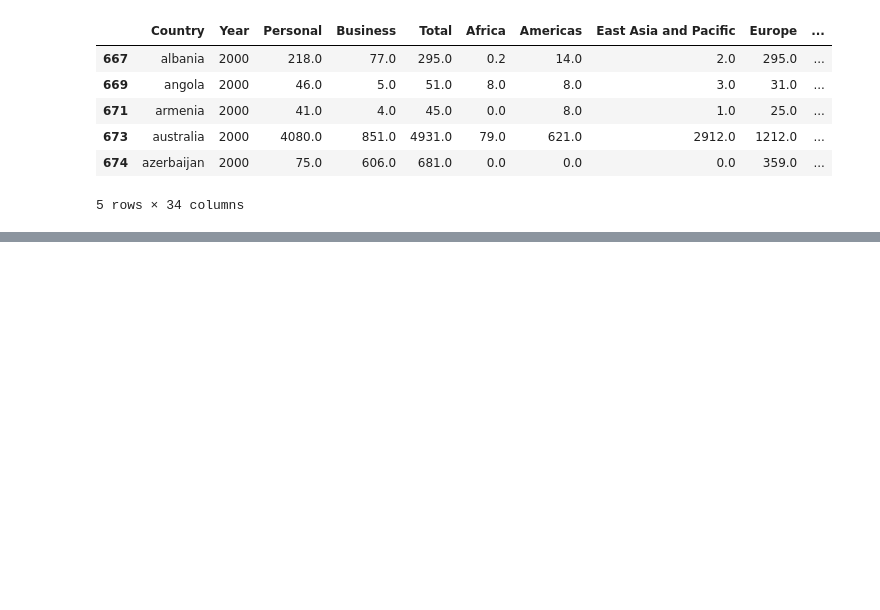
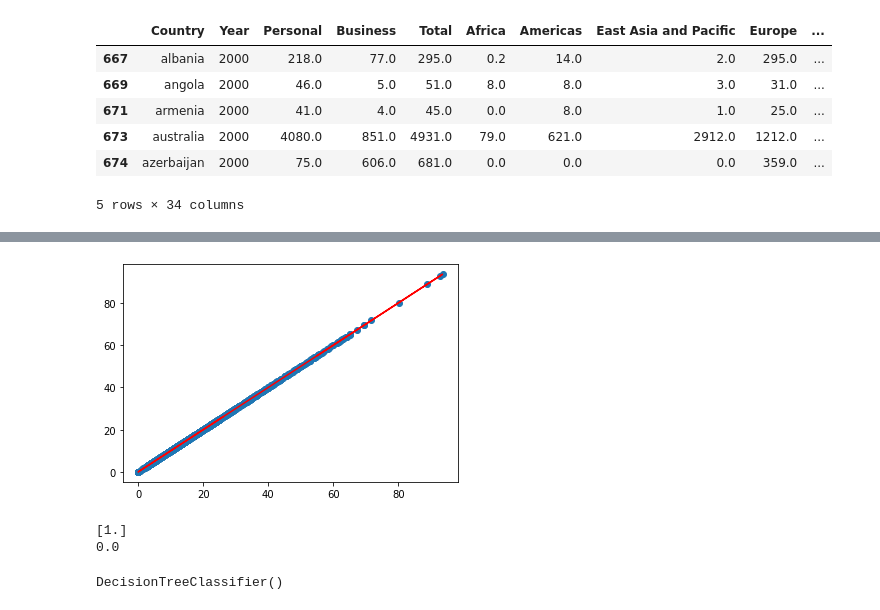
Before and after one commit to chinzjay/Final_Project, a Jupyter notebook: Tourism.ipynb, the cells around one changed output, grey strips where cells are left out. Saved outputs shown, nothing was run; the diff lists cells and outputs as text; code cells hidden in the pictures; blank space fills up the shorter version.

```diff
--- a/Tourism.ipynb
+++ b/Tourism.ipynb
@@ -213,0 +316,2 @@ from sklearn.linear_model import LogisticRegression
+# %%
+model2 = LinearRegression()
@@ -213,0 +325,2 @@ from sklearn.linear_model import LogisticRegression
+# %%
+X = data_df['Business Percentage'].values.reshape(-1, 1)
@@ -213,0 +336,20 @@ from sklearn.linear_model import LogisticRegression
+# %%
+plt.scatter(X,y)
+plt.plot(X, y_pred, color='red')
+plt.show()
+# %% [output]
+[figure, added]
+# %%
+print(model2.coef_)
+print(model2.intercept_)
+# %% [output]
+[1.]
+0.0
+# %%
+from sklearn import tree
+#Creating decision tree classifier
+model3 = tree.DecisionTreeClassifier()
+#Fit
+model3.fit(X_train_scaled, y_train)
+# %% [output]
+DecisionTreeClassifier()
```
Also changed, not shown: parts of 31 cells of this notebook.
